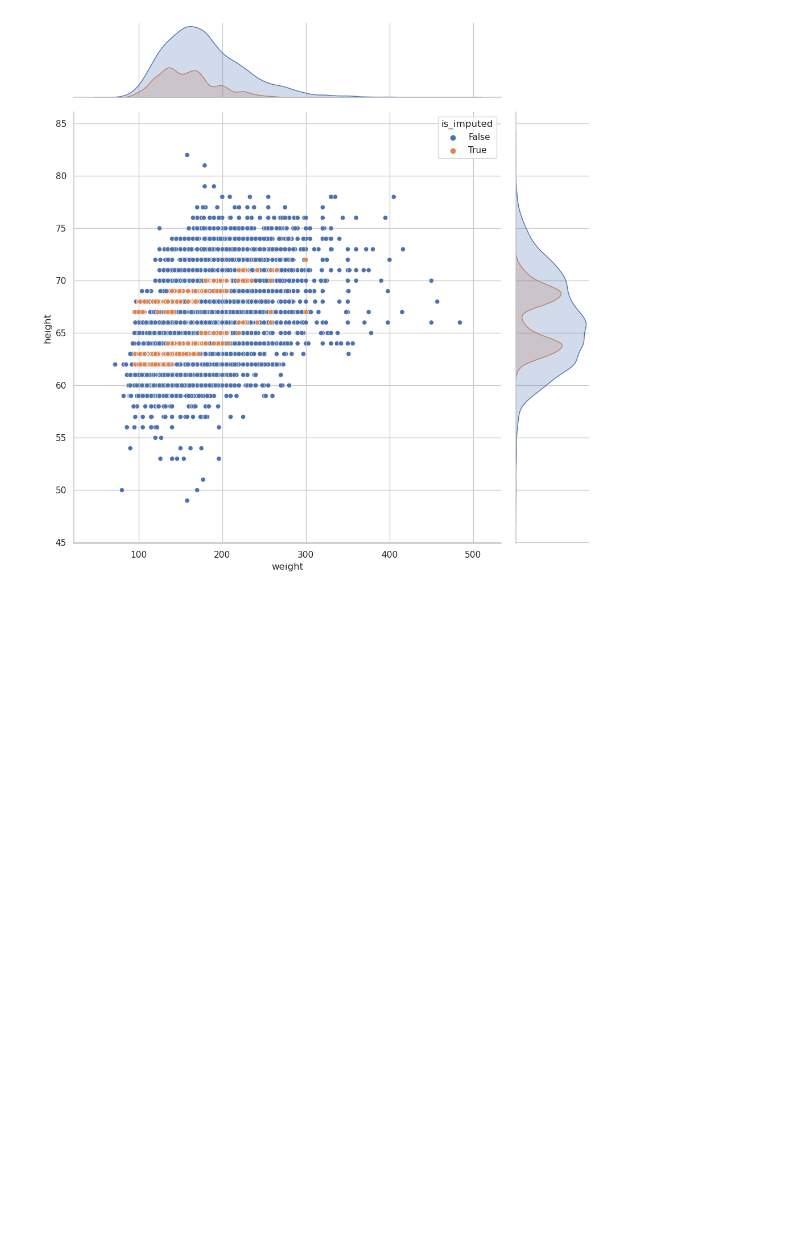
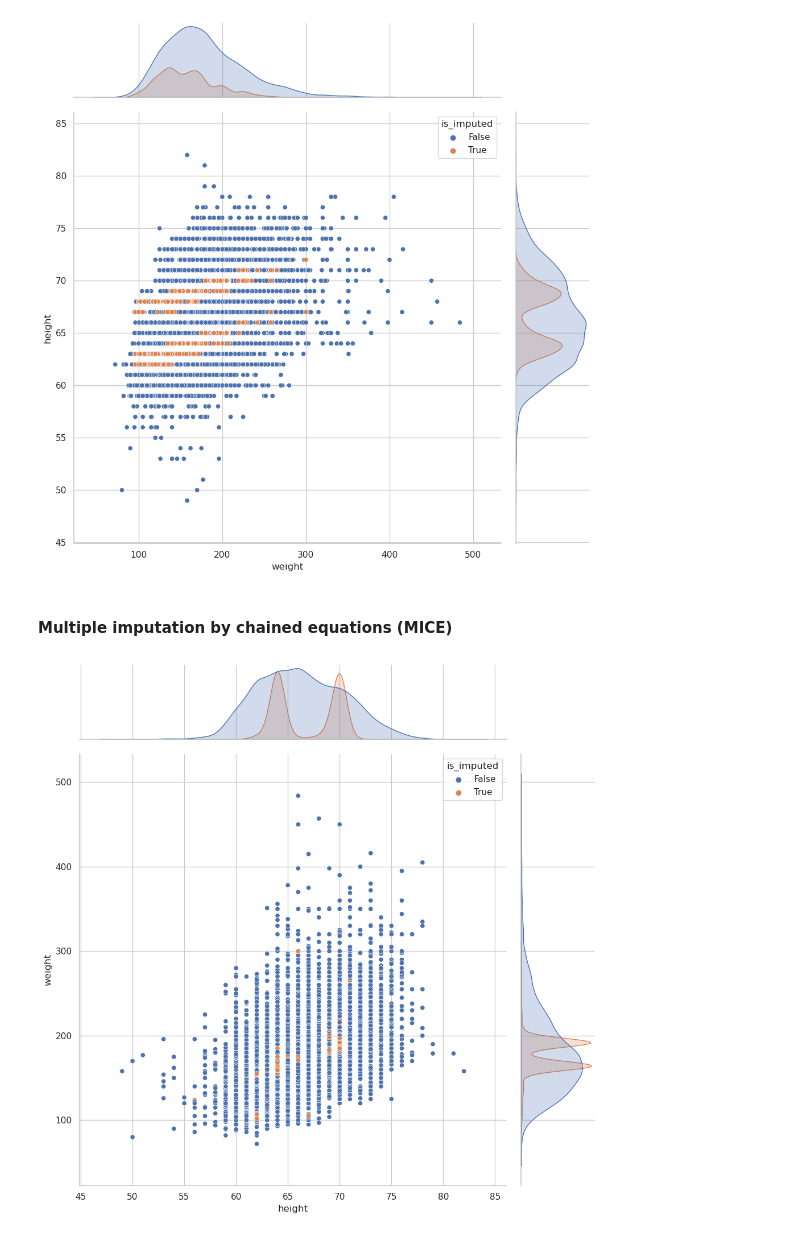
Before and after one commit to fenilenvinileno97/missing-values, a Jupyter notebook: notebooks/imputation-missing-values.ipynb, the cells around one changed output. Drawn from its saved outputs; the diff is of its cells as text; code cells hidden in the pictures; blank space fills up the shorter version.

Commit message:
Imputation by MICE was included, detailed explanation is missing in this notebook (imputation-missing-values.ipynb)

```diff
--- a/notebooks/imputation-missing-values.ipynb
+++ b/notebooks/imputation-missing-values.ipynb
@@ -1007,3 +1007,31 @@ nhanes_model_df.loc[nhanes_model_df.height.isna(), ["height"]] = ols_imputed_val
 );
 # %% [output]
 [figure]
+# %% [markdown]
+#### Multiple imputation by chained equations (MICE)
+# %%
+mice_imputer = sklearn.impute.IterativeImputer(
+    estimator=BayesianRidge(),
+    initial_strategy="mean",
+    imputation_order="ascending"
+)
+
+nhanes_mice_df = nhanes_transformed_df.copy(deep=True)
+nhanes_mice_df.iloc[:, :] = mice_imputer.fit_transform(nhanes_transformed_df).round()
+# %%
+nhanes_mice_df = pd.concat(
+        [
+            nhanes_mice_df,
+            nhanes_df.missing.create_shadow_matrix(True, False, suffix="_imp", only_missing=True)
+        ],
+        axis=1
+    )
+# %%
+nhanes_mice_df.missing.scatter_imputation_plot(
+    x="height",
+    y="weight",
+    height=10,
+    show_marginal=True
+);
+# %% [output]
+[figure, added]
```
Also changed, not shown: parts of 10 cells of this notebook.
